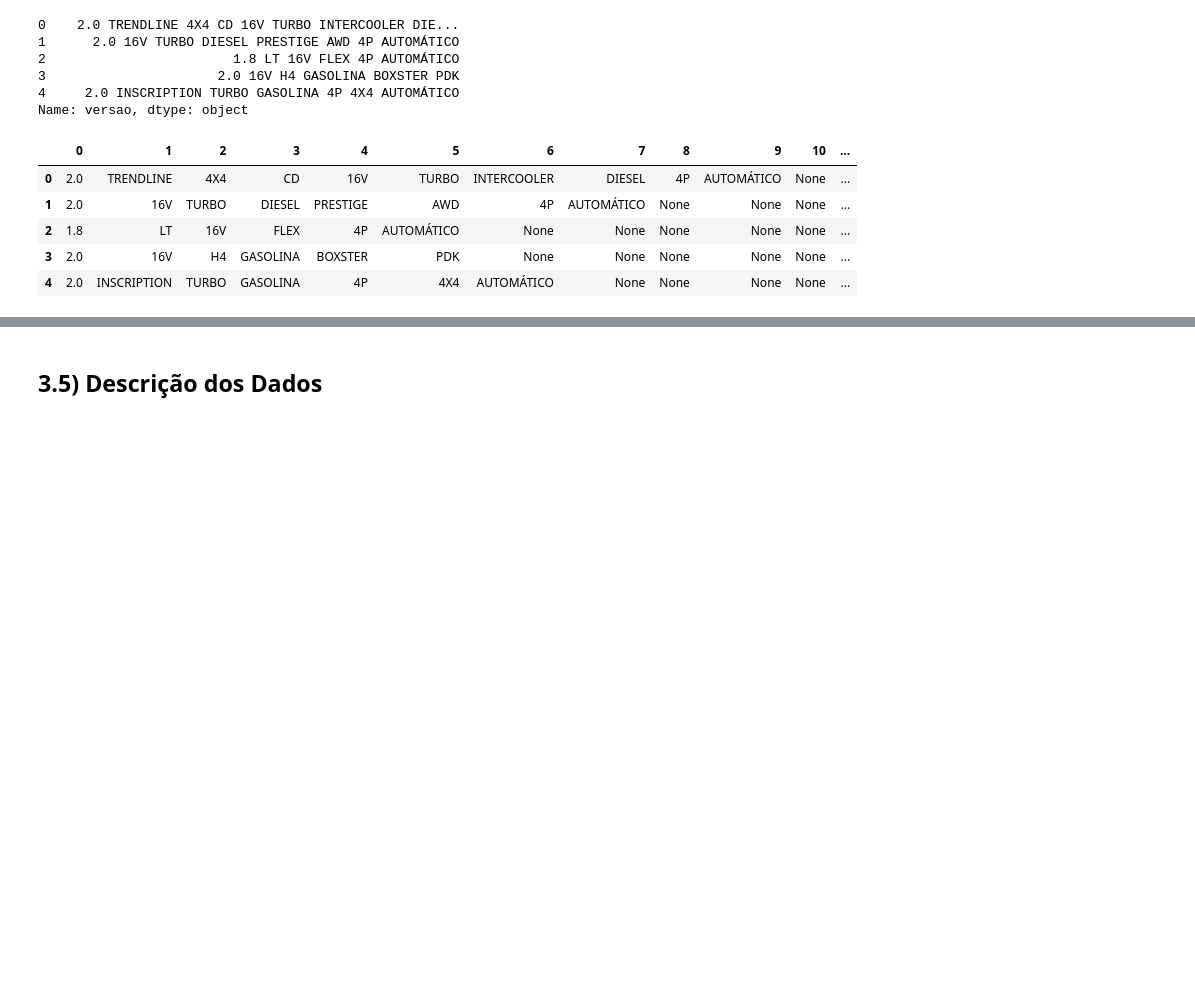
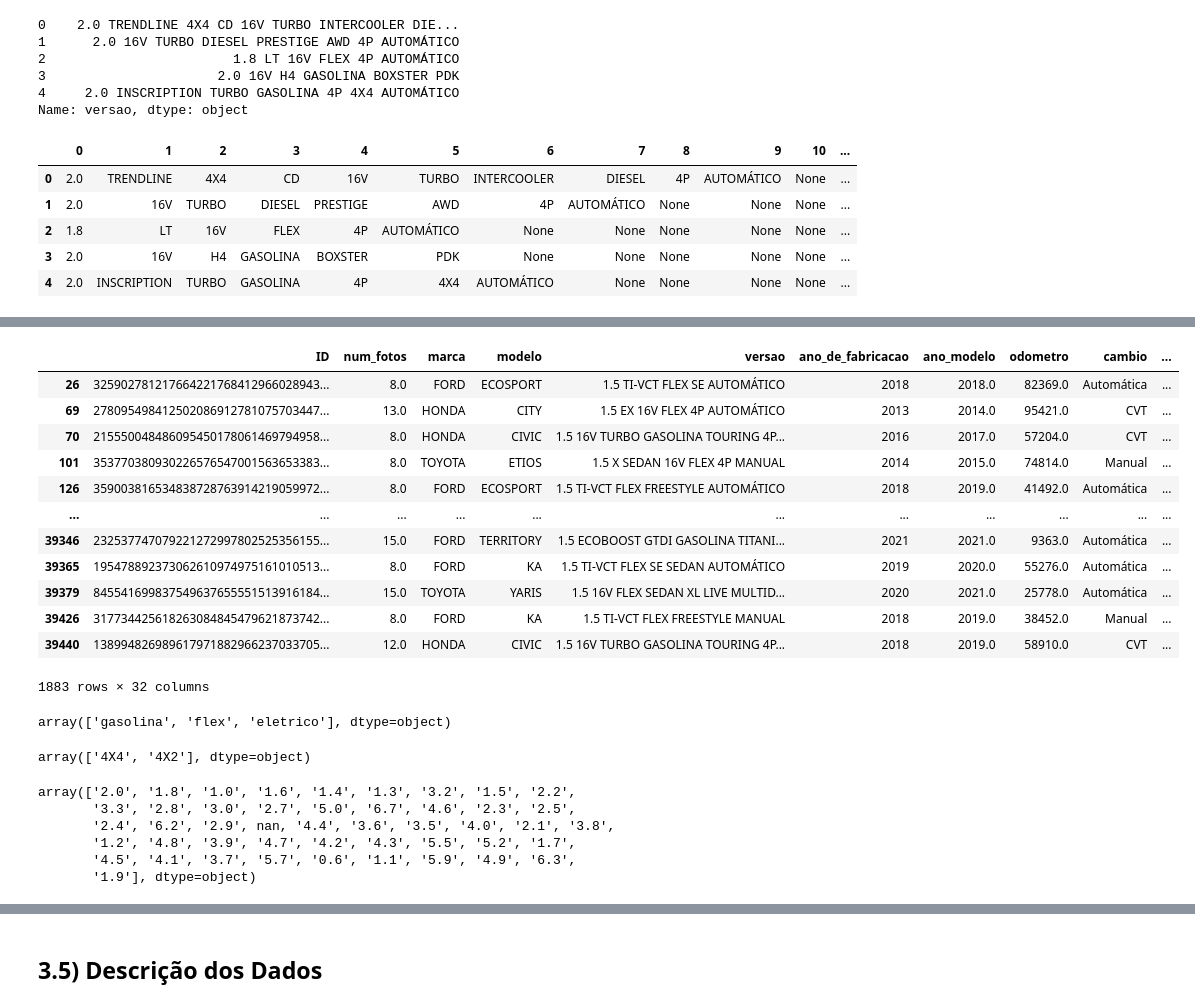
Before and after one commit to GustavoBarros11/hackday, a Jupyter notebook: brainrent_notebook.ipynb, the cells around one changed output, grey strips where cells are left out. Cells and saved outputs as stored; diff of their text form; code cells hidden in the pictures; blank space fills up the shorter version.

```diff
--- a/brainrent_notebook.ipynb
+++ b/brainrent_notebook.ipynb
@@ -111,0 +152,16 @@ df_versao.head()
+# %%
+data[data['versao'].str.contains('1.5')]
+# %% [output]
+|  | ID | num_fotos | marca | modelo | versao | ano_de_fabricacao | ano_modelo | odometro | cambio | ... |
+| 26 | 325902781217664221768412966028943... | 8.0 | FORD | ECOSPORT | 1.5 TI-VCT FLEX SE AUTOMÁTICO | 2018 | 2018.0 | 82369.0 | Automática | ... |
+| 69 | 278095498412502086912781075703447... | 13.0 | HONDA | CITY | 1.5 EX 16V FLEX 4P AUTOMÁTICO | 2013 | 2014.0 | 95421.0 | CVT | ... |
+| 70 | 215550048486095450178061469794958... | 8.0 | HONDA | CIVIC | 1.5 16V TURBO GASOLINA TOURING 4P... | 2016 | 2017.0 | 57204.0 | CVT | ... |
+| 101 | 353770380930226576547001563653383... | 8.0 | TOYOTA | ETIOS | 1.5 X SEDAN 16V FLEX 4P MANUAL | 2014 | 2015.0 | 74814.0 | Manual | ... |
+| 126 | 359003816534838728763914219059972... | 8.0 | FORD | ECOSPORT | 1.5 TI-VCT FLEX FREESTYLE AUTOMÁTICO | 2018 | 2019.0 | 41492.0 | Automática | ... |
+| ... | ... | ... | ... | ... | ... | ... | ... | ... | ... | ... |
+| 39346 | 232537747079221272997802525356155... | 15.0 | FORD | TERRITORY | 1.5 ECOBOOST GTDI GASOLINA TITANI... | 2021 | 2021.0 | 9363.0 | Automática | ... |
+| 39365 | 195478892373062610974975161010513... | 8.0 | FORD | KA | 1.5 TI-VCT FLEX SE SEDAN AUTOMÁTICO | 2019 | 2020.0 | 55276.0 | Automática | ... |
+| 39379 | 845541699837549637655551513916184... | 15.0 | TOYOTA | YARIS | 1.5 16V FLEX SEDAN XL LIVE MULTID... | 2020 | 2021.0 | 25778.0 | Automática | ... |
+| 39426 | 317734425618263084845479621873742... | 8.0 | FORD | KA | 1.5 TI-VCT FLEX FREESTYLE MANUAL | 2018 | 2019.0 | 38452.0 | Manual | ... |
+| 39440 | 138994826989617971882966237033705... | 12.0 | HONDA | CIVIC | 1.5 16V TURBO GASOLINA TOURING 4P... | 2018 | 2019.0 | 58910.0 | CVT | ... |
+1883 rows × 32 columns
@@ -111,0 +175,10 @@ df_versao.head()
+# %%
+data['combustivel'].unique()
+# %% [output]
+array(['gasolina', 'flex', 'eletrico'], dtype=object)
+# %%
+# 4x4, 4x2
+data['tracao'] = data['versao'].apply(lambda x: "4X4" if '4X4' in x else '4X2')
+data['tracao'].unique()
+# %% [output]
+array(['4X4', '4X2'], dtype=object)
@@ -111,0 +188,9 @@ df_versao.head()
+# %%
+data['potencia'].unique()
+# %% [output]
+array(['2.0', '1.8', '1.0', '1.6', '1.4', '1.3', '3.2', '1.5', '2.2',
+       '3.3', '2.8', '3.0', '2.7', '5.0', '6.7', '4.6', '2.3', '2.5',
+       '2.4', '6.2', '2.9', nan, '4.4', '3.6', '3.5', '4.0', '2.1', '3.8',
+       '1.2', '4.8', '3.9', '4.7', '4.2', '4.3', '5.5', '5.2', '1.7',
+       '4.5', '4.1', '3.7', '5.7', '0.6', '1.1', '5.9', '4.9', '6.3',
+       '1.9'], dtype=object)
```
Also changed, not shown: parts of 8 cells of this notebook, 2 other files.
